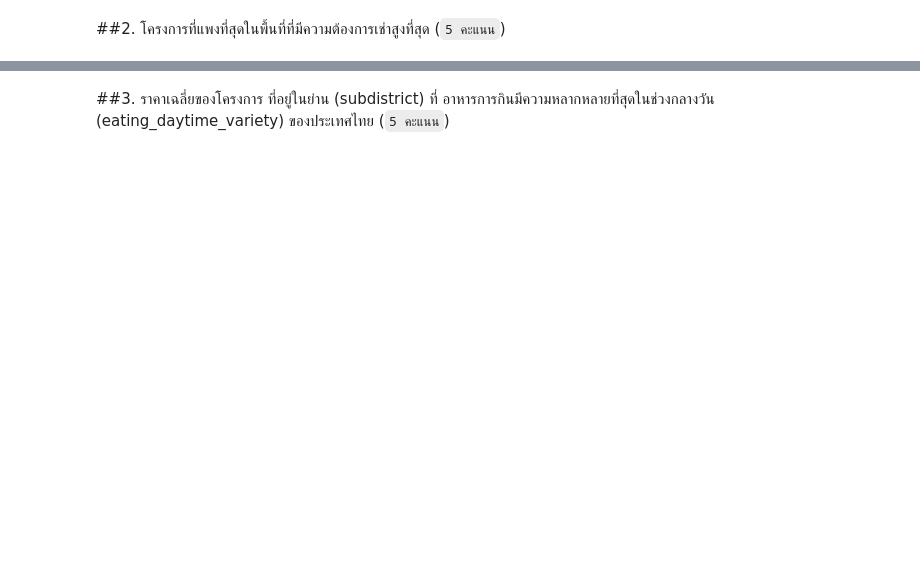
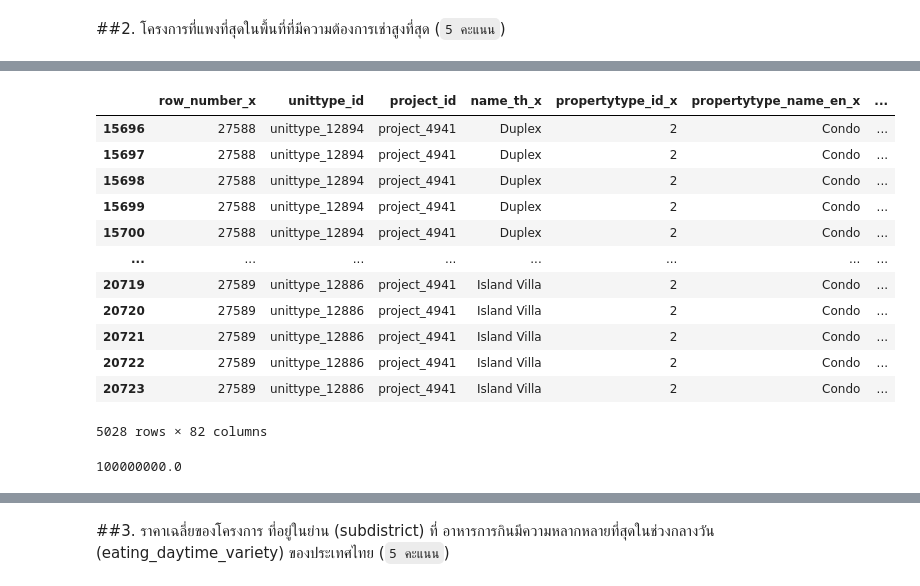
Before and after one commit to supatsara2002/BasicProg_DataViz65, a Jupyter notebook: midterm65.ipynb, the cells around one changed output, grey strips where cells are left out. Saved outputs shown, nothing was run; the diff lists cells and outputs as text; code cells hidden in the pictures; blank space fills up the shorter version.

```diff
--- a/midterm65.ipynb
+++ b/midterm65.ipynb
@@ -196,0 +286,22 @@ project01[project01['price_min']==project01['price_min'].max()][
+# %%
+A = unit_rent_project[unit_rent_project['district_name_th']=='ยานนาวา']
+# %%
+A
+# %% [output]
+|  | row_number_x | unittype_id | project_id | name_th_x | propertytype_id_x | propertytype_name_en_x | ... |
+| 15696 | 27588 | unittype_12894 | project_4941 | Duplex | 2 | Condo | ... |
+| 15697 | 27588 | unittype_12894 | project_4941 | Duplex | 2 | Condo | ... |
+| 15698 | 27588 | unittype_12894 | project_4941 | Duplex | 2 | Condo | ... |
+| 15699 | 27588 | unittype_12894 | project_4941 | Duplex | 2 | Condo | ... |
+| 15700 | 27588 | unittype_12894 | project_4941 | Duplex | 2 | Condo | ... |
+| ... | ... | ... | ... | ... | ... | ... | ... |
+| 20719 | 27589 | unittype_12886 | project_4941 | Island Villa | 2 | Condo | ... |
+| 20720 | 27589 | unittype_12886 | project_4941 | Island Villa | 2 | Condo | ... |
+| 20721 | 27589 | unittype_12886 | project_4941 | Island Villa | 2 | Condo | ... |
+| 20722 | 27589 | unittype_12886 | project_4941 | Island Villa | 2 | Condo | ... |
+| 20723 | 27589 | unittype_12886 | project_4941 | Island Villa | 2 | Condo | ... |
+5028 rows × 82 columns
+# %%
+A['price_min_x'].max()
+# %% [output]
+100000000.0
```
Also changed, not shown: parts of 90 cells of this notebook.
